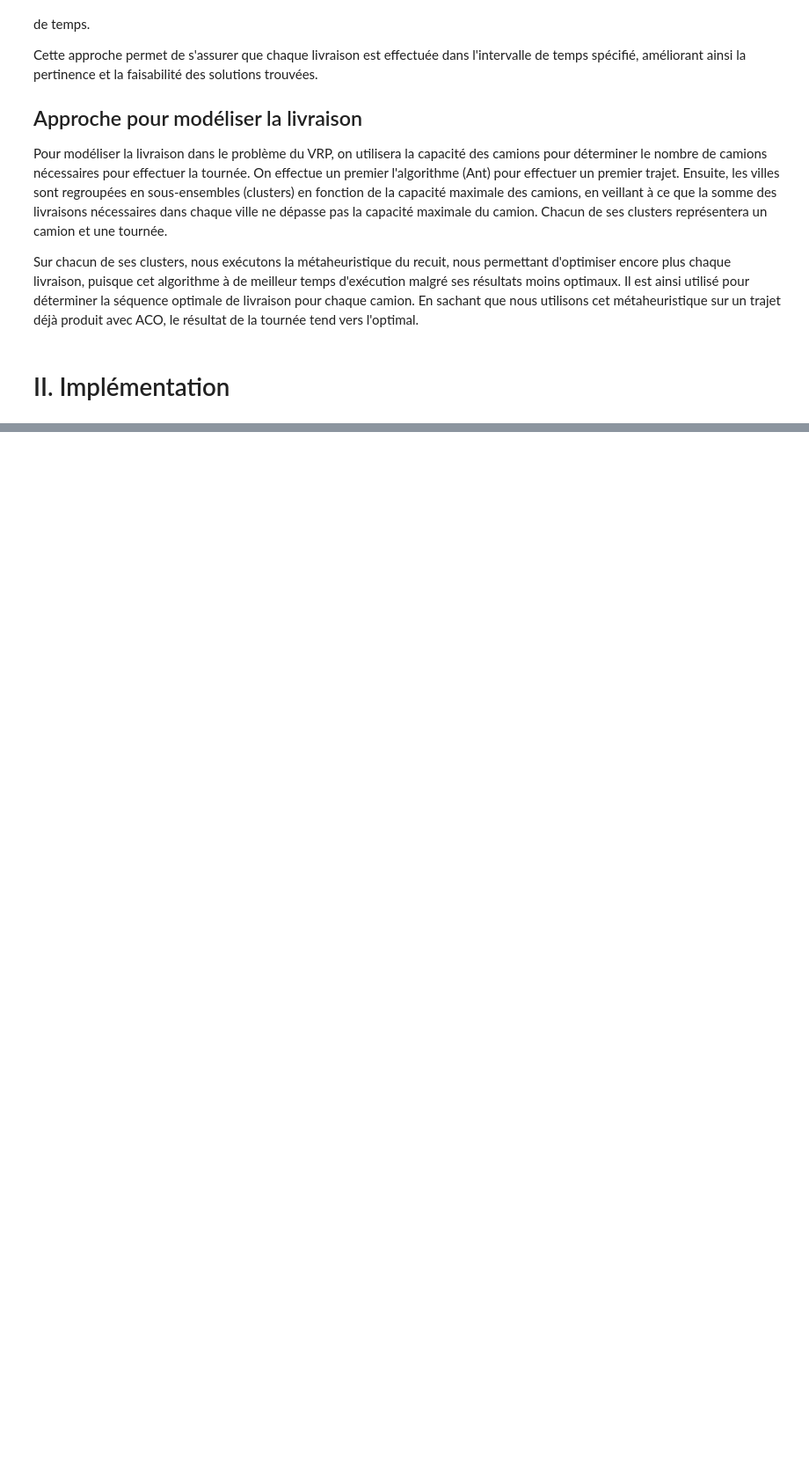
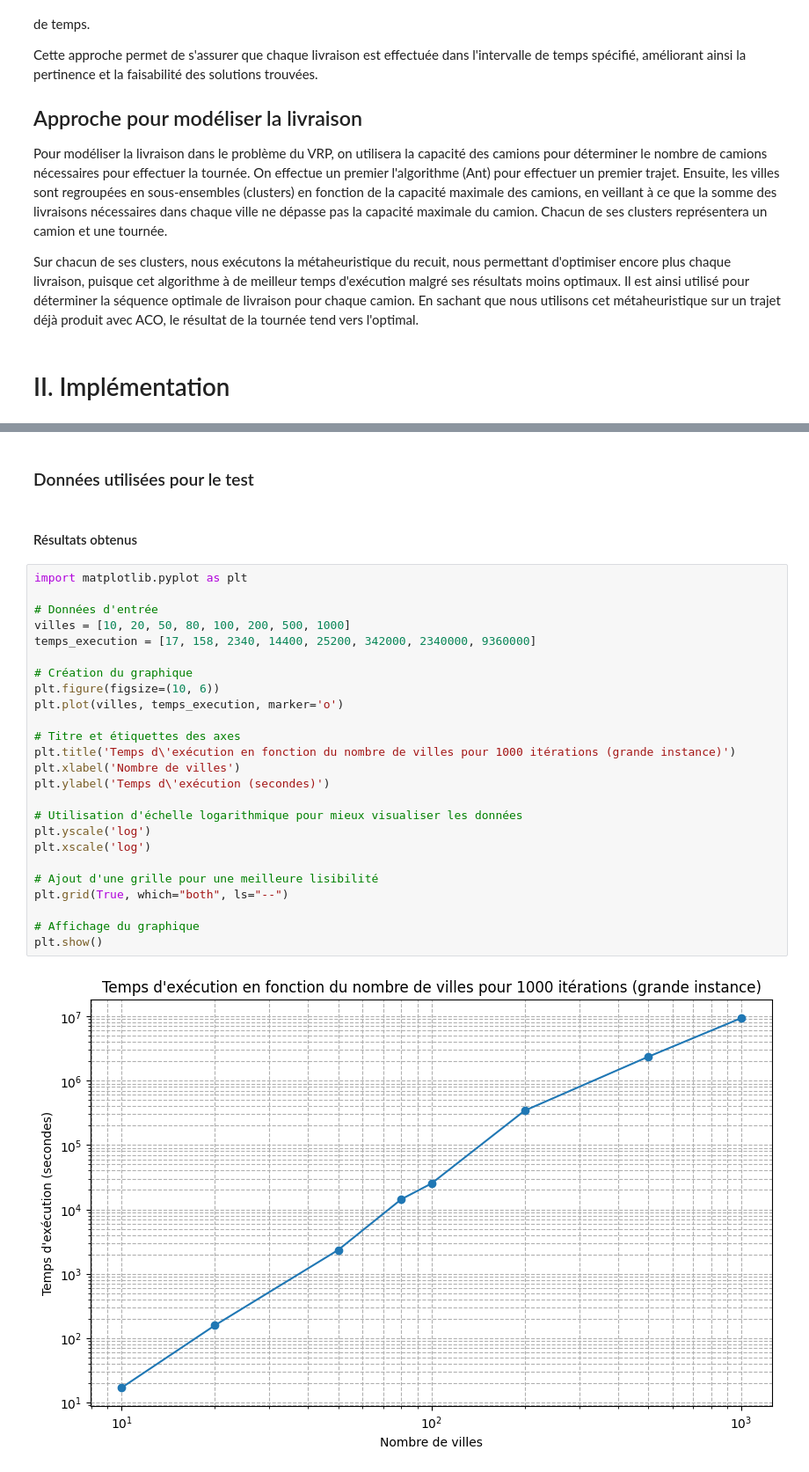
Before and after one commit to ImYuzuu/Projet_A3_Algo_GrpOctav, a Jupyter notebook: Livrable_AA_Grp1.ipynb, the cells around one changed output, grey strips where cells are left out. Shown at 88% size. Cells and saved outputs as stored; diff of their text form; blank space fills up the shorter version.

Commit message:
Ajout textes sur Implémentation, résultats, analyse des résultats (opti locaux & globaux) + alpha & beta

```diff
--- a/Livrable_AA_Grp1.ipynb
+++ b/Livrable_AA_Grp1.ipynb
@@ -569,0 +589,31 @@ Sur chacun de ses clusters, nous exécutons la métaheuristique du recuit, nous
+# %% [markdown]
+### Données utilisées pour le test
+# %% [markdown]
+#### Résultats obtenus
+# %%
+import matplotlib.pyplot as plt
+
+# Données d'entrée
+villes = [10, 20, 50, 80, 100, 200, 500, 1000]
+temps_execution = [17, 158, 2340, 14400, 25200, 342000, 2340000, 9360000]
+
+# Création du graphique
+plt.figure(figsize=(10, 6))
+plt.plot(villes, temps_execution, marker='o')
+
+# Titre et étiquettes des axes
+plt.title('Temps d\'exécution en fonction du nombre de villes pour 1000 itérations (grande instance)')
+plt.xlabel('Nombre de villes')
+plt.ylabel('Temps d\'exécution (secondes)')
+
+# Utilisation d'échelle logarithmique pour mieux visualiser les données
+plt.yscale('log')
+plt.xscale('log')
+
+# Ajout d'une grille pour une meilleure lisibilité
+plt.grid(True, which="both", ls="--")
+
+# Affichage du graphique
+plt.show()
+# %% [output]
+[figure, added]
```
Also changed, not shown: parts of 4 cells of this notebook.
